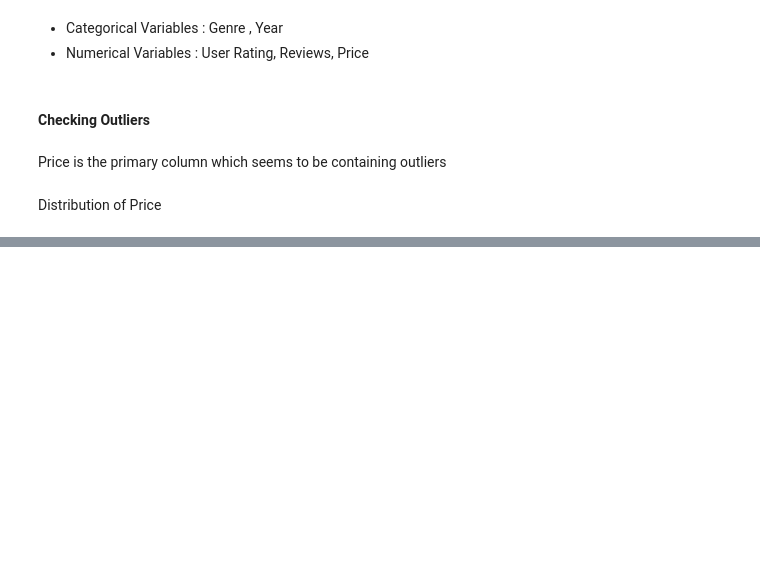
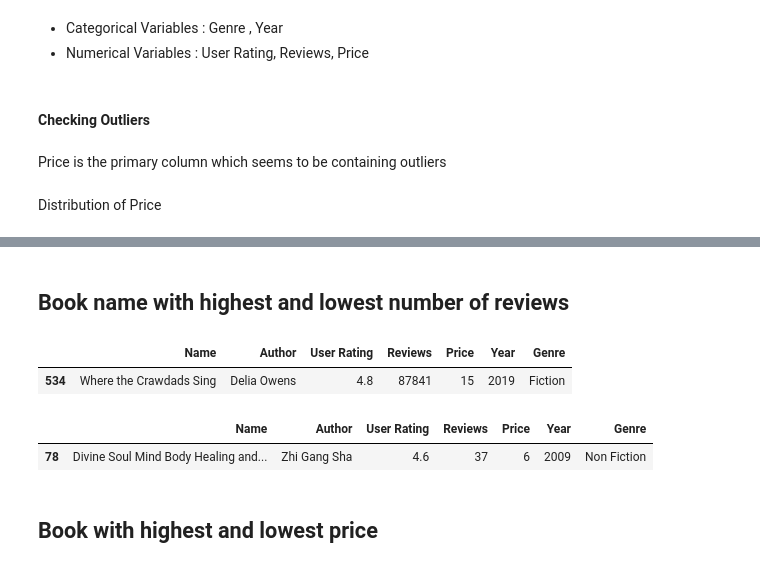
Before and after one commit to lalitpandey02/EDA-on-bestselling-books, a Jupyter notebook: Best_Booksellers_Dataset.ipynb, the cells around one changed output, grey strips where cells are left out. Saved outputs shown, nothing was run; the diff lists cells and outputs as text; code cells hidden in the pictures; blank space fills up the shorter version.

```diff
--- a/Best_Booksellers_Dataset.ipynb
+++ b/Best_Booksellers_Dataset.ipynb
@@ -124,0 +202,3 @@ As we see in the box plot and the scatter plot, the price of the books are dense
+# %%
+obj = list(df.select_dtypes(include="object"))
+obj
@@ -124,0 +207,2 @@ As we see in the box plot and the scatter plot, the price of the books are dense
+# %%
+df.loc[:,obj] = df.loc[:,obj].apply(lambda x: x.astype('str'))
@@ -124,0 +253,14 @@ As we see in the box plot and the scatter plot, the price of the books are dense
+# %% [markdown]
+## Book name with highest and lowest number of reviews
+# %%
+df[df["Reviews"] == df["Reviews"].max()]
+# %% [output]
+|  | Name | Author | User Rating | Reviews | Price | Year | Genre |
+| 534 | Where the Crawdads Sing | Delia Owens | 4.8 | 87841 | 15 | 2019 | Fiction |
+# %%
+df[df["Reviews"] == df["Reviews"].min()]
+# %% [output]
+|  | Name | Author | User Rating | Reviews | Price | Year | Genre |
+| 78 | Divine Soul Mind Body Healing and... | Zhi Gang Sha | 4.6 | 37 | 6 | 2009 | Non Fiction |
+# %% [markdown]
+## Book with highest and lowest price
```
Also changed, not shown: parts of 22 cells of this notebook.
